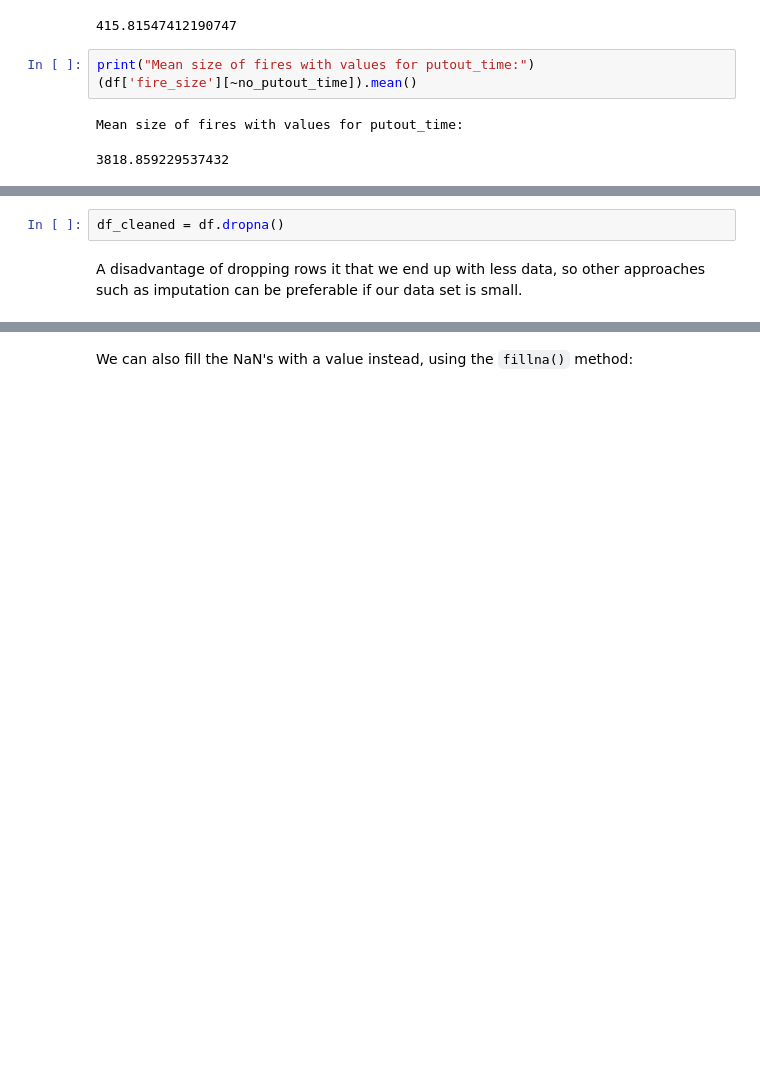
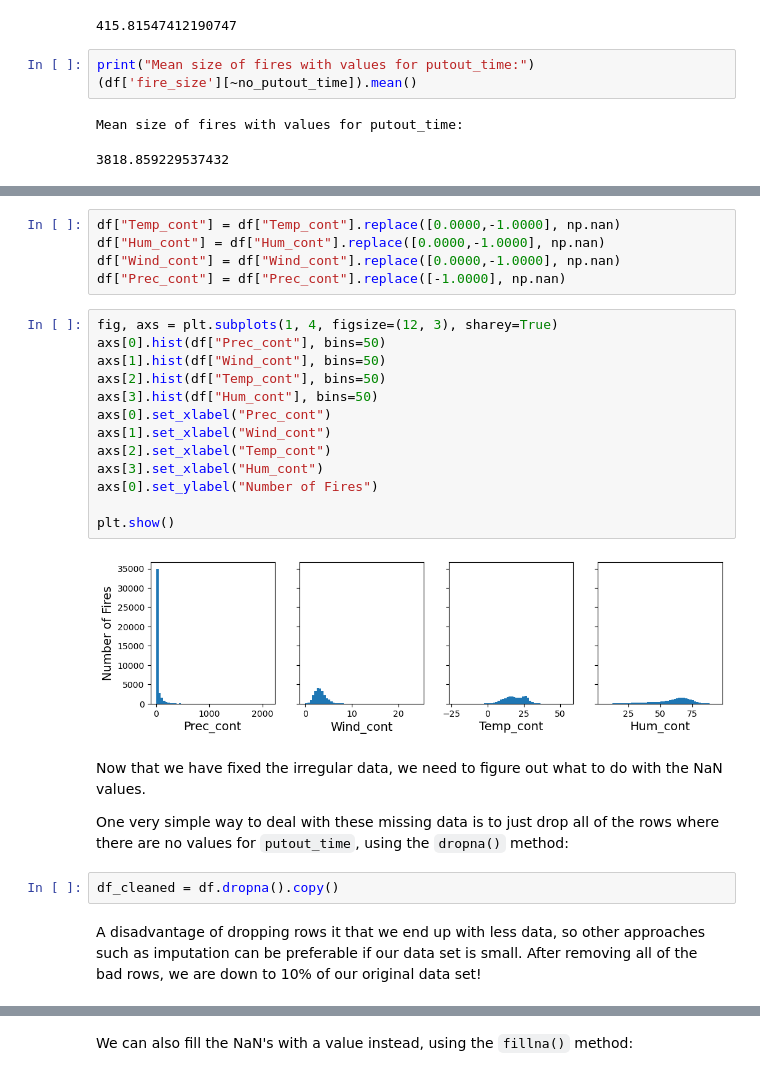
Before and after one commit to kdlamb/ML4Climate2025, a Jupyter notebook: ML4Climate2025/_build/jupyter_execute/lectures_ML/DataPreprocessing/datapreparation.ipynb, the cells around one changed output, grey strips where cells are left out. Cells and saved outputs as stored; diff of their text form; blank space fills up the shorter version.

```diff
--- a/ML4Climate2025/_build/jupyter_execute/lectures_ML/DataPreprocessing/datapreparation.ipynb
+++ b/ML4Climate2025/_build/jupyter_execute/lectures_ML/DataPreprocessing/datapreparation.ipynb
@@ -231,7 +333,31 @@ One very simple way to deal with these missing data is to just drop all of the r
+# %%
+df["Temp_cont"] = df["Temp_cont"].replace([0.0000,-1.0000], np.nan)
+df["Hum_cont"] = df["Hum_cont"].replace([0.0000,-1.0000], np.nan)
+df["Wind_cont"] = df["Wind_cont"].replace([0.0000,-1.0000], np.nan)
+df["Prec_cont"] = df["Prec_cont"].replace([-1.0000], np.nan)
+# %%
+fig, axs = plt.subplots(1, 4, figsize=(12, 3), sharey=True)
+axs[0].hist(df["Prec_cont"], bins=50)
+axs[1].hist(df["Wind_cont"], bins=50)
+axs[2].hist(df["Temp_cont"], bins=50)
+axs[3].hist(df["Hum_cont"], bins=50)
+axs[0].set_xlabel("Prec_cont")
+axs[1].set_xlabel("Wind_cont")
+axs[2].set_xlabel("Temp_cont")
+axs[3].set_xlabel("Hum_cont")
+axs[0].set_ylabel("Number of Fires")
+
+plt.show()
+# %% [output]
+[figure, added]
+# %% [markdown]
+Now that we have fixed the irregular data, we need to figure out what to do with the NaN values.
+
+One very simple way to deal with these missing data is to just drop all of the rows where there are no values for `putout_time`, using the `dropna()` method:
 # %%
-df_cleaned = df.dropna()
+df_cleaned = df.dropna().copy()
 # %% [markdown]
-A disadvantage of dropping rows it that we end up with less data, so other approaches such as imputation can be preferable if our data set is small.
+A disadvantage of dropping rows it that we end up with less data, so other approaches such as imputation can be preferable if our data set is small. After removing all of the bad rows, we are down to 10% of our original data set!
 # %%
 print("Number of rows (before removing NaN's): " + str(len(df)))
 print("Number of rows (after removing NaN's): " + str(len(df_cleaned)))
```
Also changed, not shown: parts of 45 cells of this notebook, 46 other files.
